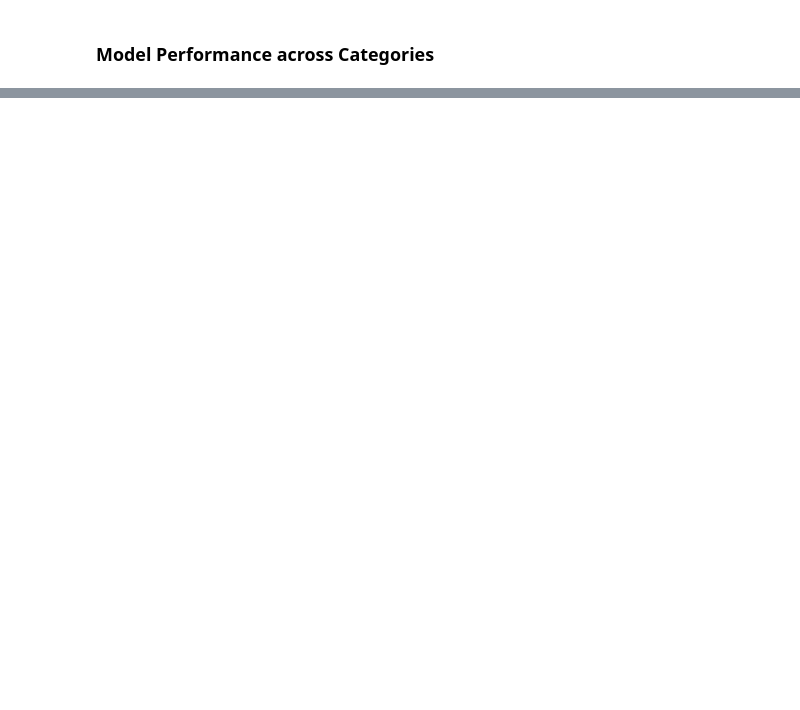
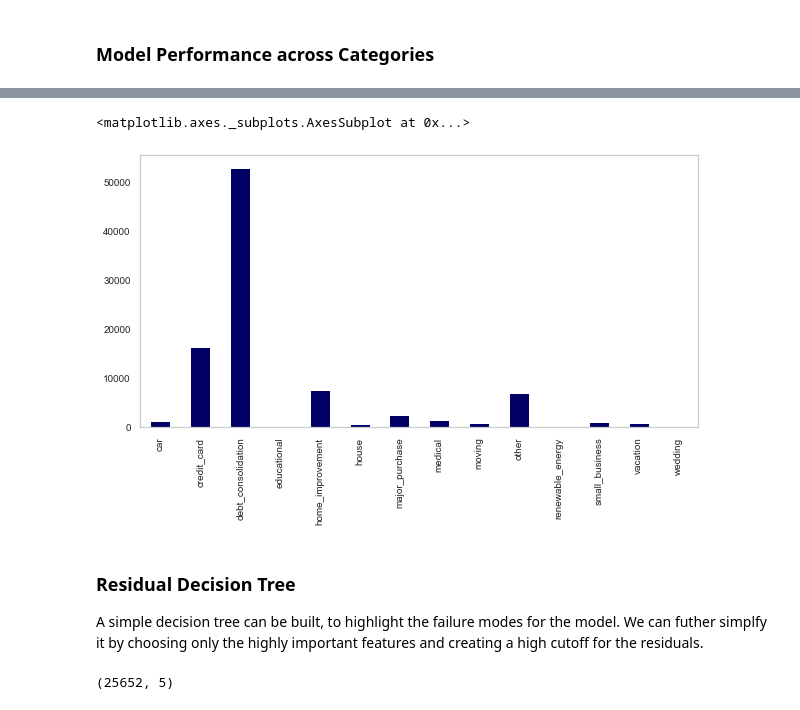
Before and after one commit to anilkumarpanda/blog_series, a Jupyter notebook: notebooks/02_residual_analysis.ipynb, the cells around one changed output, grey strips where cells are left out. Cells and saved outputs as stored; diff of their text form; code cells hidden in the pictures; blank space fills up the shorter version.

```diff
--- a/notebooks/02_residual_analysis.ipynb
+++ b/notebooks/02_residual_analysis.ipynb
@@ -282,0 +322,20 @@ Creating segment wise ROC for : purpose
+# %%
+# Sort value counts of 'purpose'
+data_dict['xtest']['purpose'].value_counts().sort_index().plot(kind='bar',figsize=(10,5))
+# %% [output]
+<matplotlib.axes._subplots.AxesSubplot at 0x...>
+[figure, added]
+# %% [markdown]
+### Residual Decision Tree
+
+A simple decision tree can be built, to highlight the failure modes for the model.
+We can futher simplfy it by choosing only the highly important features and creating a high cutoff for the residuals.
+# %%
+top5_feats = ['grade','dti','term','home_ownership','num_actv_bc_tl']
+# Drop missing values
+valid_yhat_df1 = valid_yhat_df1.dropna()
+X_err = valid_yhat_df1[top5_feats]
+y_err = valid_yhat_df1['r_loan_status'].apply(lambda x: 1 if x >= 2.5 else 0)
+print(X_err.shape)
+# %% [output]
+(25652, 5)
```
Also changed, not shown: parts of 12 cells of this notebook, 22 other files.
